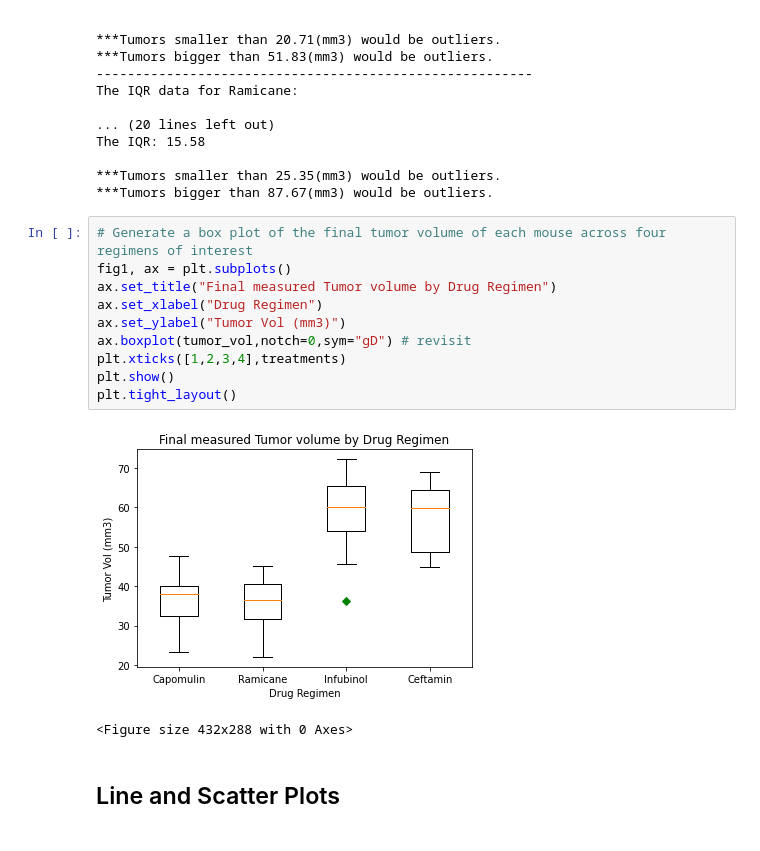
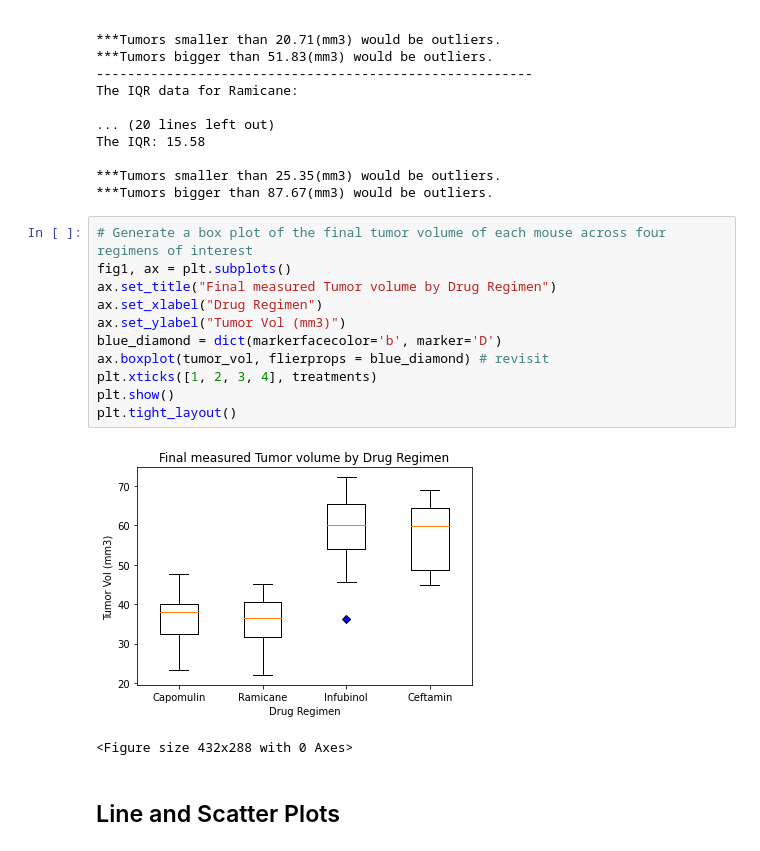
Before and after one commit to eliot1335/Pymaceuticals--Matplotlib-Visualization, a Jupyter notebook: Pymaceuticals/pymaceuticals.ipynb, the cells around one changed output. Cells and saved outputs as stored; diff of their text form.

Commit message:
charts refinement

```diff
--- a/Pymaceuticals/pymaceuticals.ipynb
+++ b/Pymaceuticals/pymaceuticals.ipynb
@@ -280,15 +280,16 @@ The IQR: 15.58
 # %%
 # Generate a box plot of the final tumor volume of each mouse across four regimens of interest
 fig1, ax = plt.subplots()
 ax.set_title("Final measured Tumor volume by Drug Regimen")
 ax.set_xlabel("Drug Regimen")
 ax.set_ylabel("Tumor Vol (mm3)")
-ax.boxplot(tumor_vol,notch=0,sym="gD") # revisit
-plt.xticks([1,2,3,4],treatments)
+blue_diamond = dict(markerfacecolor='b', marker='D')
+ax.boxplot(tumor_vol, flierprops = blue_diamond) # revisit
+plt.xticks([1, 2, 3, 4], treatments)
 plt.show()
 plt.tight_layout()
 # %% [output]
-[figure, old version]
+[figure, new version]
 <Figure size 432x288 with 0 Axes>
 # %% [markdown]
 ## Line and Scatter Plots
```
Also changed, not shown: parts of 1 cell of this notebook.
